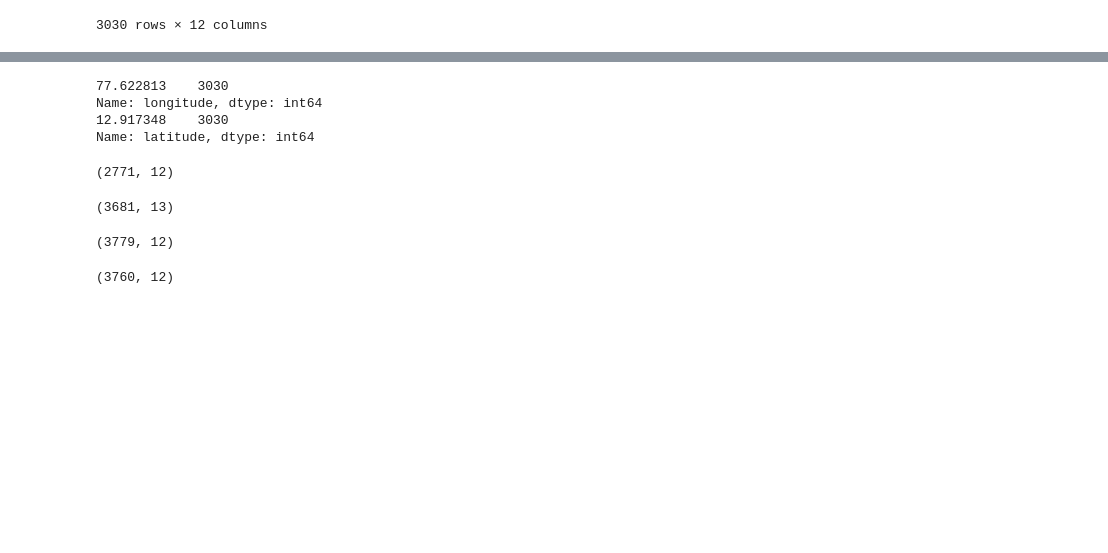
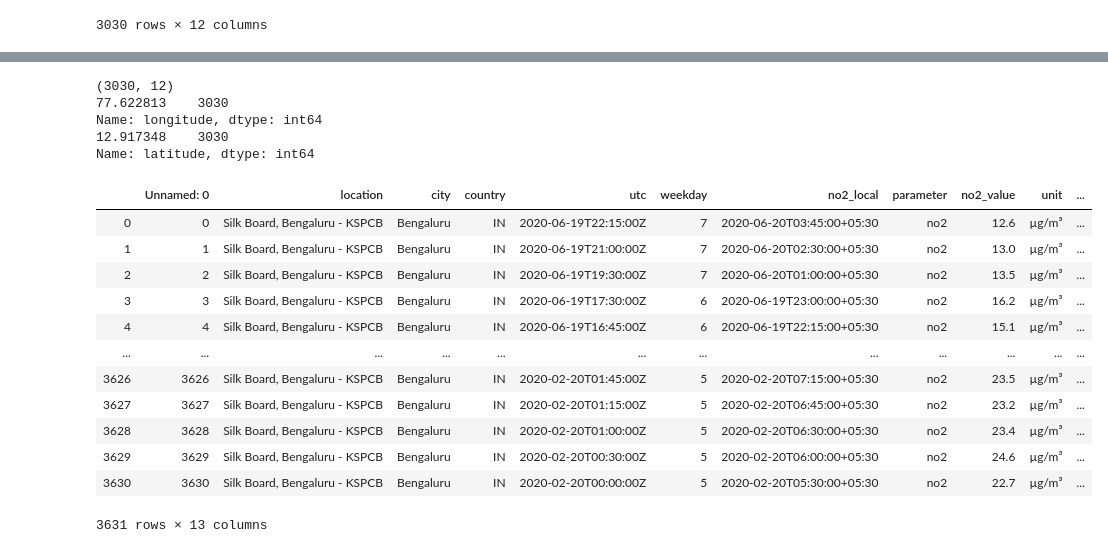
Before and after one commit to somya-create/Banglore_Air_Pollution_Analysis, a Jupyter notebook: banglore_Air_Pollution.ipynb, the cells around one changed output, grey strips where cells are left out. Cells and saved outputs as stored; diff of their text form; code cells hidden in the pictures; blank space fills up the shorter version.

```diff
--- a/banglore_Air_Pollution.ipynb
+++ b/banglore_Air_Pollution.ipynb
@@ -34,25 +59,27 @@ Name: longitude, dtype: int64
 # %%
-no2.shape
+print(co2.shape)
 print(co2.longitude.value_counts())
 print(co2.latitude.value_counts())
 # %% [output]
+(3030, 12)
 77.622813    3030
 Name: longitude, dtype: int64
 12.917348    3030
 Name: latitude, dtype: int64
-# %%
-so2.shape
-# %% [output]
-(2771, 12)
-# %%
-o3.shape
-# %% [output]
-(3681, 13)
-# %%
-pm10.shape
-# %% [output]
-(3779, 12)
-# %%
-pm25.shape
-# %% [output]
-(3760, 12)
+# %%
+no2 = no2.rename(columns = {"value":"no2_value","local":"no2_local"})
+no2
+# %% [output]
+|  | Unnamed: 0 | location | city | country | utc | weekday | no2_local | parameter | no2_value | unit | ... |
+| 0 | 0 | Silk Board, Bengaluru - KSPCB | Bengaluru | IN | 2020-06-19T22:15:00Z | 7 | 2020-06-20T03:45:00+05:30 | no2 | 12.6 | µg/m³ | ... |
+| 1 | 1 | Silk Board, Bengaluru - KSPCB | Bengaluru | IN | 2020-06-19T21:00:00Z | 7 | 2020-06-20T02:30:00+05:30 | no2 | 13.0 | µg/m³ | ... |
+| 2 | 2 | Silk Board, Bengaluru - KSPCB | Bengaluru | IN | 2020-06-19T19:30:00Z | 7 | 2020-06-20T01:00:00+05:30 | no2 | 13.5 | µg/m³ | ... |
+| 3 | 3 | Silk Board, Bengaluru - KSPCB | Bengaluru | IN | 2020-06-19T17:30:00Z | 6 | 2020-06-19T23:00:00+05:30 | no2 | 16.2 | µg/m³ | ... |
+| 4 | 4 | Silk Board, Bengaluru - KSPCB | Bengaluru | IN | 2020-06-19T16:45:00Z | 6 | 2020-06-19T22:15:00+05:30 | no2 | 15.1 | µg/m³ | ... |
+| ... | ... | ... | ... | ... | ... | ... | ... | ... | ... | ... | ... |
+| 3626 | 3626 | Silk Board, Bengaluru - KSPCB | Bengaluru | IN | 2020-02-20T01:45:00Z | 5 | 2020-02-20T07:15:00+05:30 | no2 | 23.5 | µg/m³ | ... |
+| 3627 | 3627 | Silk Board, Bengaluru - KSPCB | Bengaluru | IN | 2020-02-20T01:15:00Z | 5 | 2020-02-20T06:45:00+05:30 | no2 | 23.2 | µg/m³ | ... |
+| 3628 | 3628 | Silk Board, Bengaluru - KSPCB | Bengaluru | IN | 2020-02-20T01:00:00Z | 5 | 2020-02-20T06:30:00+05:30 | no2 | 23.4 | µg/m³ | ... |
+| 3629 | 3629 | Silk Board, Bengaluru - KSPCB | Bengaluru | IN | 2020-02-20T00:30:00Z | 5 | 2020-02-20T06:00:00+05:30 | no2 | 24.6 | µg/m³ | ... |
+| 3630 | 3630 | Silk Board, Bengaluru - KSPCB | Bengaluru | IN | 2020-02-20T00:00:00Z | 5 | 2020-02-20T05:30:00+05:30 | no2 | 22.7 | µg/m³ | ... |
+3631 rows × 13 columns
```
Also changed, not shown: parts of 26 cells of this notebook.
